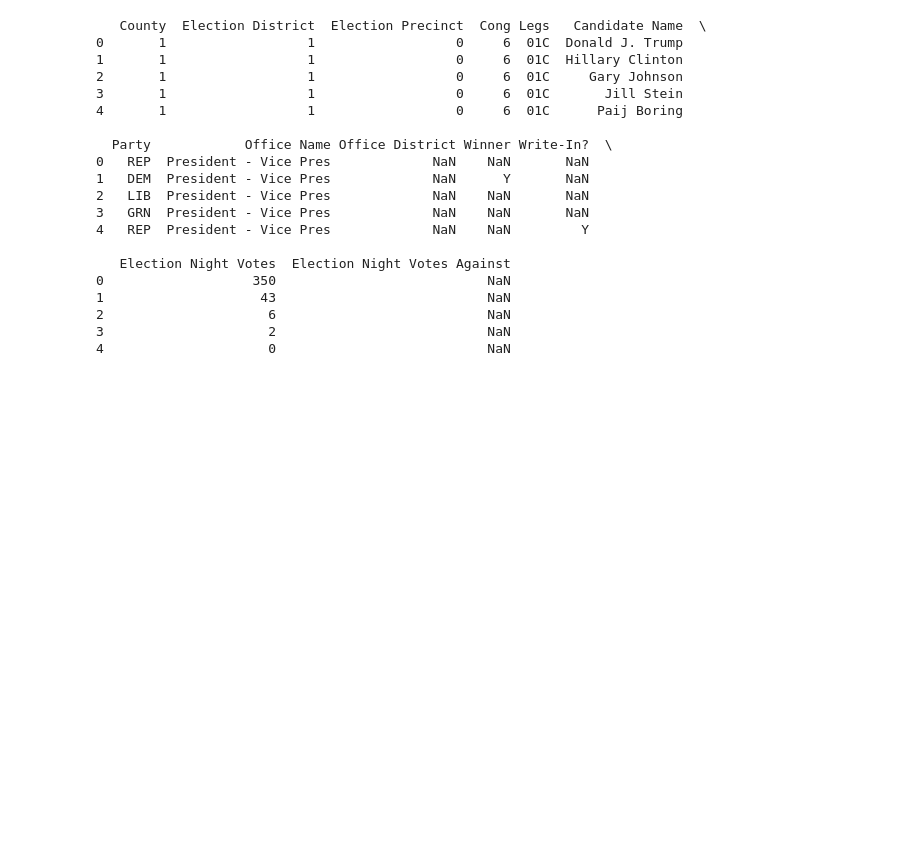
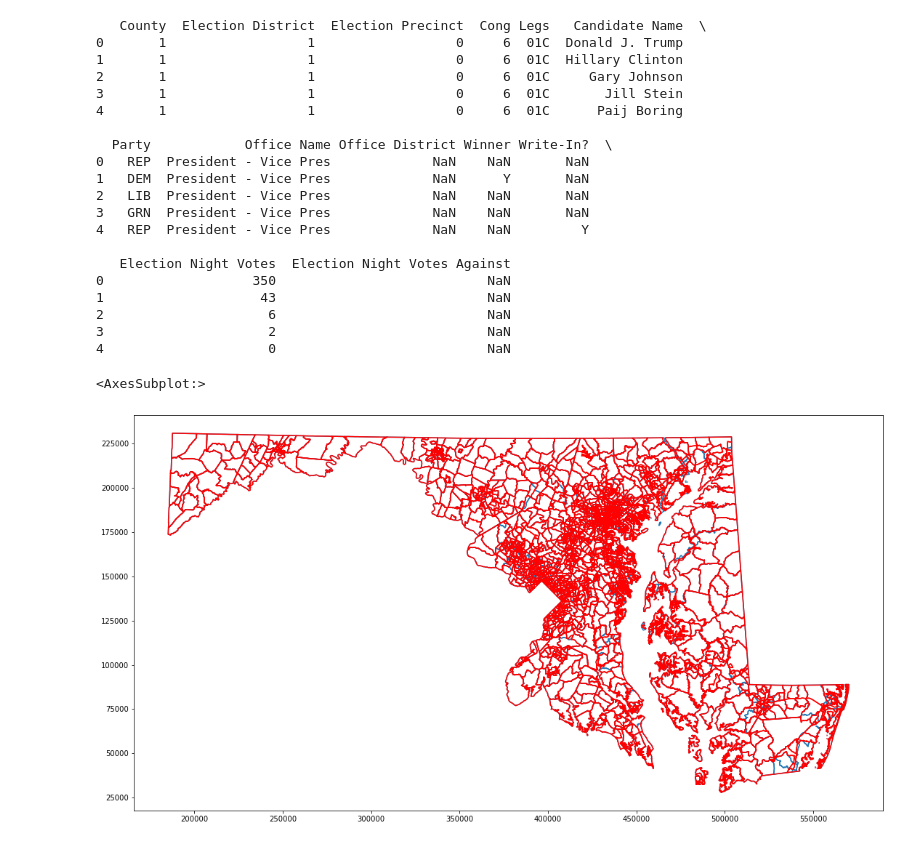
Before and after one commit to nonpartisan-redistricting-datahub/pdv-md, a Jupyter notebook: vest-md-16/vest-md-2016-validation.ipynb, the cells around one changed output. Saved outputs shown, nothing was run; the diff lists cells and outputs as text; code cells hidden in the pictures; blank space fills up the shorter version.

```diff
--- a/vest-md-16/vest-md-2016-validation.ipynb
+++ b/vest-md-16/vest-md-2016-validation.ipynb
@@ -101,3 +108,14 @@ print(source_elections.head())
 2                     6                           NaN
 3                     2                           NaN
 4                     0                           NaN
+# %%
+md_pct = gp.read_file("/Users/peterhorton/Downloads/precinct2010/Precinct2010_83NadMeters.shp")
+# %%
+md_pct = md_pct.to_crs(vest_md_16.crs)
+
+
+ax = md_pct.boundary.plot(figsize=(20,10))
+vest_md_16.boundary.plot(color='red',ax=ax)
+# %% [output]
+<AxesSubplot:>
+[figure, added]
```
Also changed, not shown: parts of 49 cells of this notebook.
